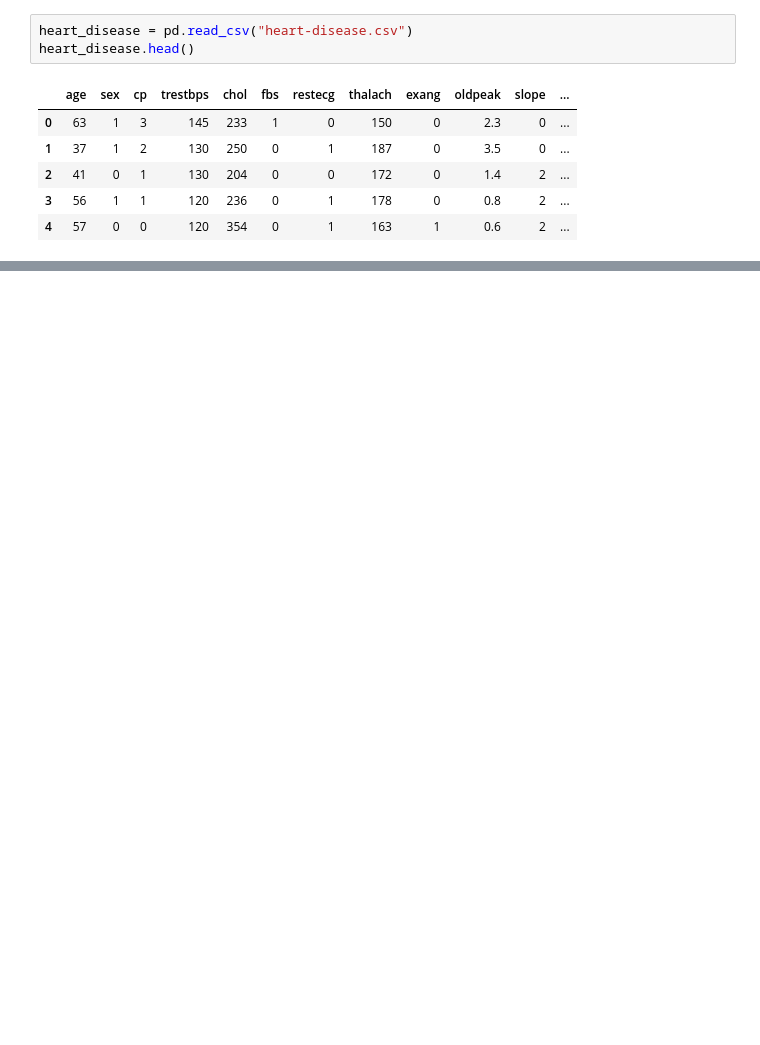
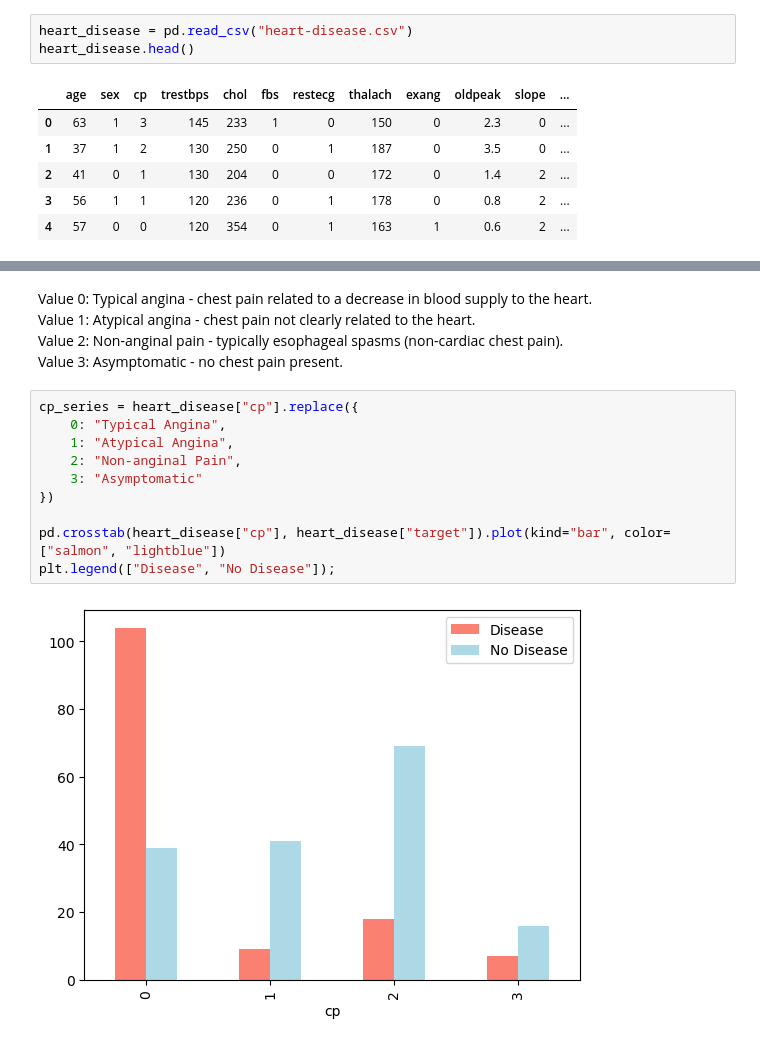
Before and after one commit to AliAbdallah454/ZTMMlCourse, a Jupyter notebook: section11Project/end-to-end-heart-disease-project.ipynb, the cells around one changed output, grey strips where cells are left out. Saved outputs shown, nothing was run; the diff lists cells and outputs as text; blank space fills up the shorter version.

```diff
--- a/section11Project/end-to-end-heart-disease-project.ipynb
+++ b/section11Project/end-to-end-heart-disease-project.ipynb
@@ -38,0 +126,17 @@ heart_disease.head()
+# %% [markdown]
+Value 0: Typical angina - chest pain related to a decrease in blood supply to the heart. <br/>
+Value 1: Atypical angina - chest pain not clearly related to the heart. <br/>
+Value 2: Non-anginal pain - typically esophageal spasms (non-cardiac chest pain). <br/>
+Value 3: Asymptomatic - no chest pain present.
+# %%
+cp_series = heart_disease["cp"].replace({
+    0: "Typical Angina",
+    1: "Atypical Angina",
+    2: "Non-anginal Pain",
+    3: "Asymptomatic"
+})
+
+pd.crosstab(heart_disease["cp"], heart_disease["target"]).plot(kind="bar", color=["salmon", "lightblue"])
+plt.legend(["Disease", "No Disease"]);
+# %% [output]
+[figure, added]
```
Also changed, not shown: parts of 67 cells of this notebook.
